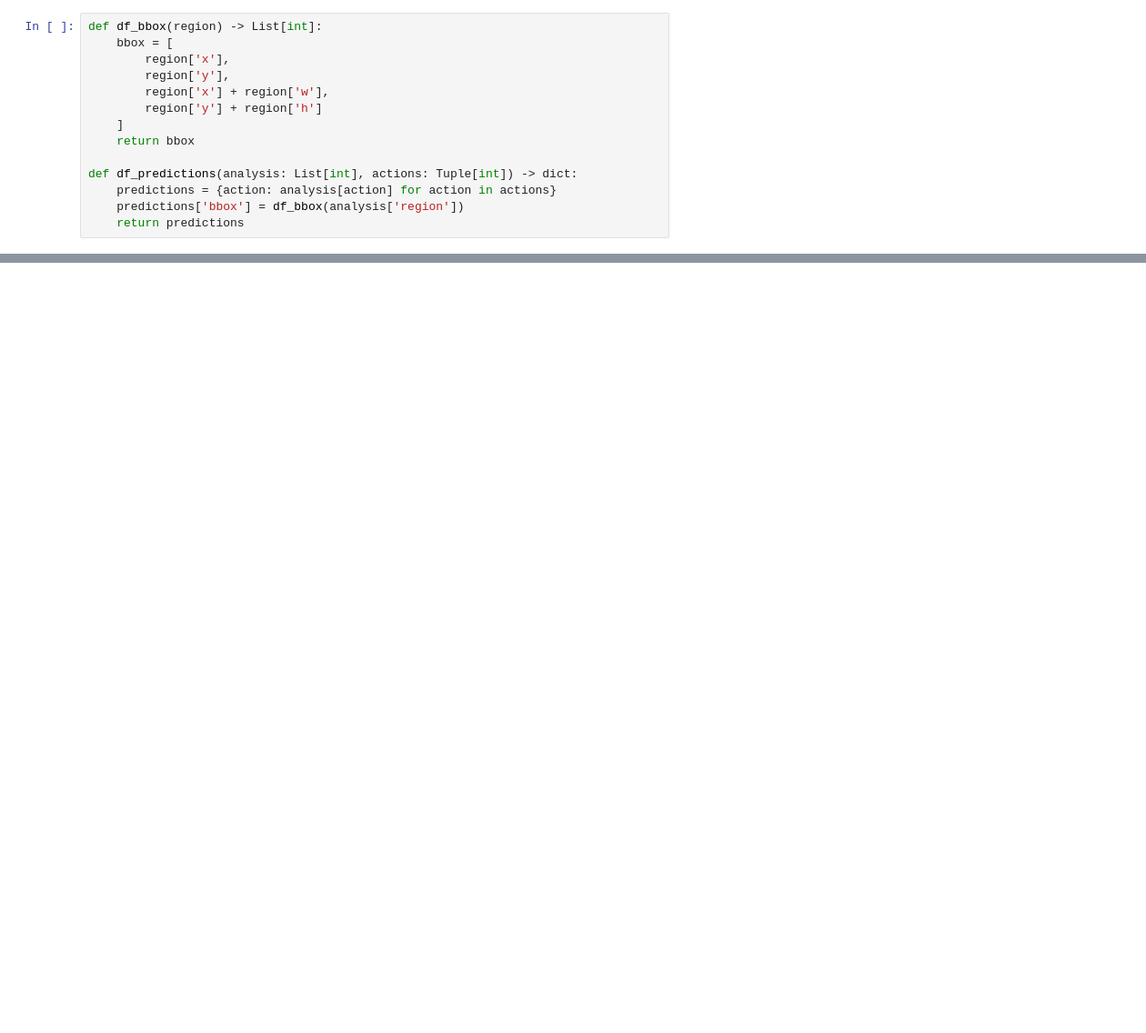
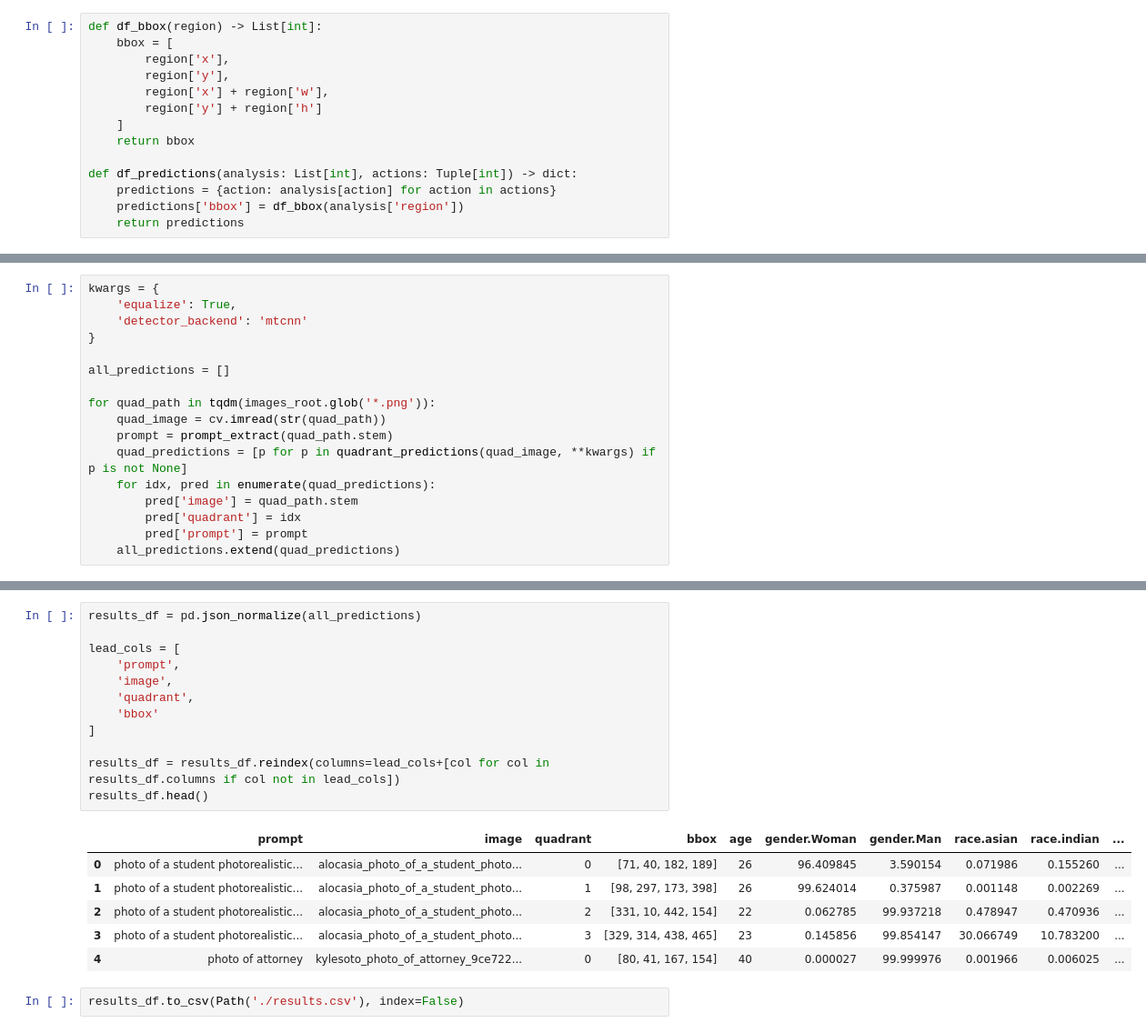
Before and after one commit to TRSS-Research/SAAC, a Jupyter notebook: notebooks/DeepFace Prediction.ipynb, the cells around one changed output, grey strips where cells are left out. Shown at 91% size. Drawn from its saved outputs; the diff is of its cells as text; blank space fills up the shorter version.

```diff
--- a/notebooks/DeepFace Prediction.ipynb
+++ b/notebooks/DeepFace Prediction.ipynb
@@ -460,0 +216,17 @@ with open(predictions_path, 'w') as fp:
+# %%
+kwargs = {
+    'equalize': True,
+    'detector_backend': 'mtcnn'
+}
+
+all_predictions = []
+
+for quad_path in tqdm(images_root.glob('*.png')):
+    quad_image = cv.imread(str(quad_path))
+    prompt = prompt_extract(quad_path.stem)
+    quad_predictions = [p for p in quadrant_predictions(quad_image, **kwargs) if p is not None]
+    for idx, pred in enumerate(quad_predictions):
+        pred['image'] = quad_path.stem
+        pred['quadrant'] = idx
+        pred['prompt'] = prompt
+    all_predictions.extend(quad_predictions)
@@ -460,0 +302,21 @@ with open(predictions_path, 'w') as fp:
+# %%
+results_df = pd.json_normalize(all_predictions)
+
+lead_cols = [
+    'prompt',
+    'image',
+    'quadrant',
+    'bbox'
+]
+
+results_df = results_df.reindex(columns=lead_cols+[col for col in results_df.columns if col not in lead_cols])
+results_df.head()
+# %% [output]
+|  | prompt | image | quadrant | bbox | age | gender.Woman | gender.Man | race.asian | race.indian | ... |
+| 0 | photo of a student photorealistic... | alocasia_photo_of_a_student_photo... | 0 | [71, 40, 182, 189] | 26 | 96.409845 | 3.590154 | 0.071986 | 0.155260 | ... |
+| 1 | photo of a student photorealistic... | alocasia_photo_of_a_student_photo... | 1 | [98, 297, 173, 398] | 26 | 99.624014 | 0.375987 | 0.001148 | 0.002269 | ... |
+| 2 | photo of a student photorealistic... | alocasia_photo_of_a_student_photo... | 2 | [331, 10, 442, 154] | 22 | 0.062785 | 99.937218 | 0.478947 | 0.470936 | ... |
+| 3 | photo of a student photorealistic... | alocasia_photo_of_a_student_photo... | 3 | [329, 314, 438, 465] | 23 | 0.145856 | 99.854147 | 30.066749 | 10.783200 | ... |
+| 4 | photo of attorney | kylesoto_photo_of_attorney_9ce722... | 0 | [80, 41, 167, 154] | 40 | 0.000027 | 99.999976 | 0.001966 | 0.006025 | ... |
+# %%
+results_df.to_csv(Path('./results.csv'), index=False)
```
Also changed, not shown: parts of 23 cells of this notebook.
